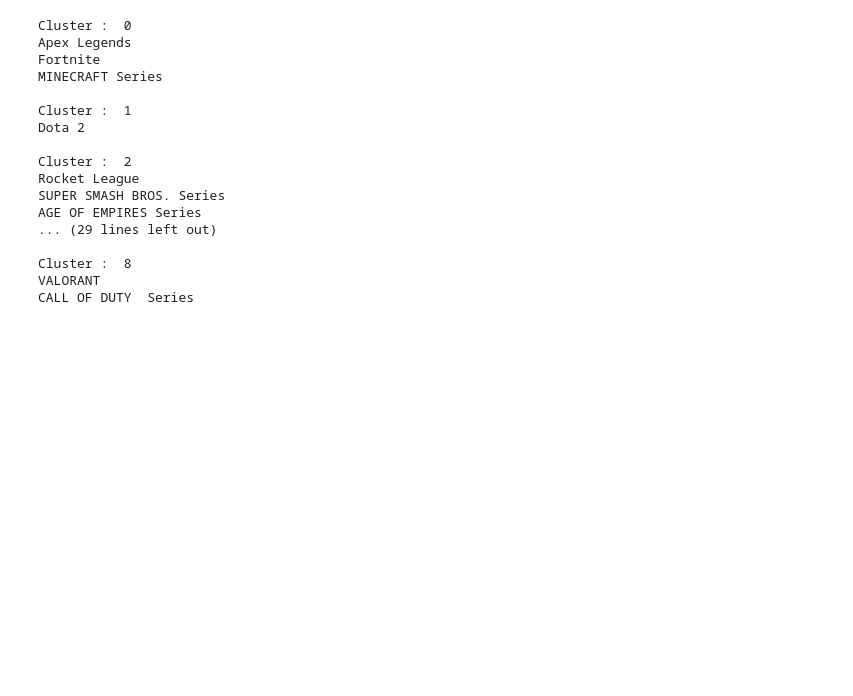
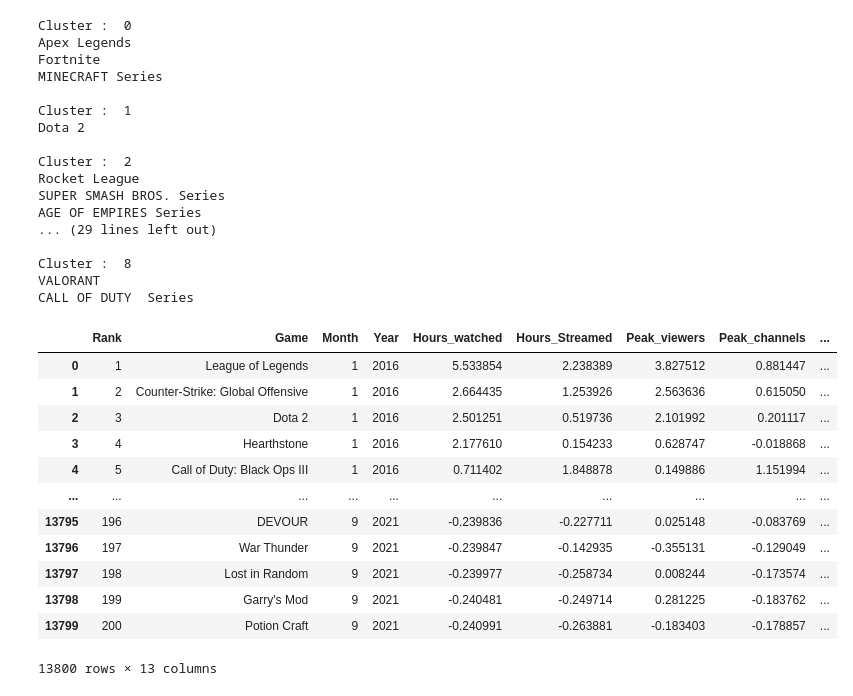
Before and after one commit to markerxz/games-popularity-analysis, a Jupyter notebook: esp.ipynb, the cells around one changed output. Drawn from its saved outputs; the diff is of its cells as text; code cells hidden in the pictures; blank space fills up the shorter version.

```diff
--- a/esp.ipynb
+++ b/esp.ipynb
@@ -1094,0 +1115,16 @@ CALL OF DUTY  Series
+# %%
+twitch
+# %% [output]
+|  | Rank | Game | Month | Year | Hours_watched | Hours_Streamed | Peak_viewers | Peak_channels | ... |
+| 0 | 1 | League of Legends | 1 | 2016 | 5.533854 | 2.238389 | 3.827512 | 0.881447 | ... |
+| 1 | 2 | Counter-Strike: Global Offensive | 1 | 2016 | 2.664435 | 1.253926 | 2.563636 | 0.615050 | ... |
+| 2 | 3 | Dota 2 | 1 | 2016 | 2.501251 | 0.519736 | 2.101992 | 0.201117 | ... |
+| 3 | 4 | Hearthstone | 1 | 2016 | 2.177610 | 0.154233 | 0.628747 | -0.018868 | ... |
+| 4 | 5 | Call of Duty: Black Ops III | 1 | 2016 | 0.711402 | 1.848878 | 0.149886 | 1.151994 | ... |
+| ... | ... | ... | ... | ... | ... | ... | ... | ... | ... |
+| 13795 | 196 | DEVOUR | 9 | 2021 | -0.239836 | -0.227711 | 0.025148 | -0.083769 | ... |
+| 13796 | 197 | War Thunder | 9 | 2021 | -0.239847 | -0.142935 | -0.355131 | -0.129049 | ... |
+| 13797 | 198 | Lost in Random | 9 | 2021 | -0.239977 | -0.258734 | 0.008244 | -0.173574 | ... |
+| 13798 | 199 | Garry's Mod | 9 | 2021 | -0.240481 | -0.249714 | 0.281225 | -0.183762 | ... |
+| 13799 | 200 | Potion Craft | 9 | 2021 | -0.240991 | -0.263881 | -0.183403 | -0.178857 | ... |
+13800 rows × 13 columns
```
Also changed, not shown: parts of 6 cells of this notebook.
